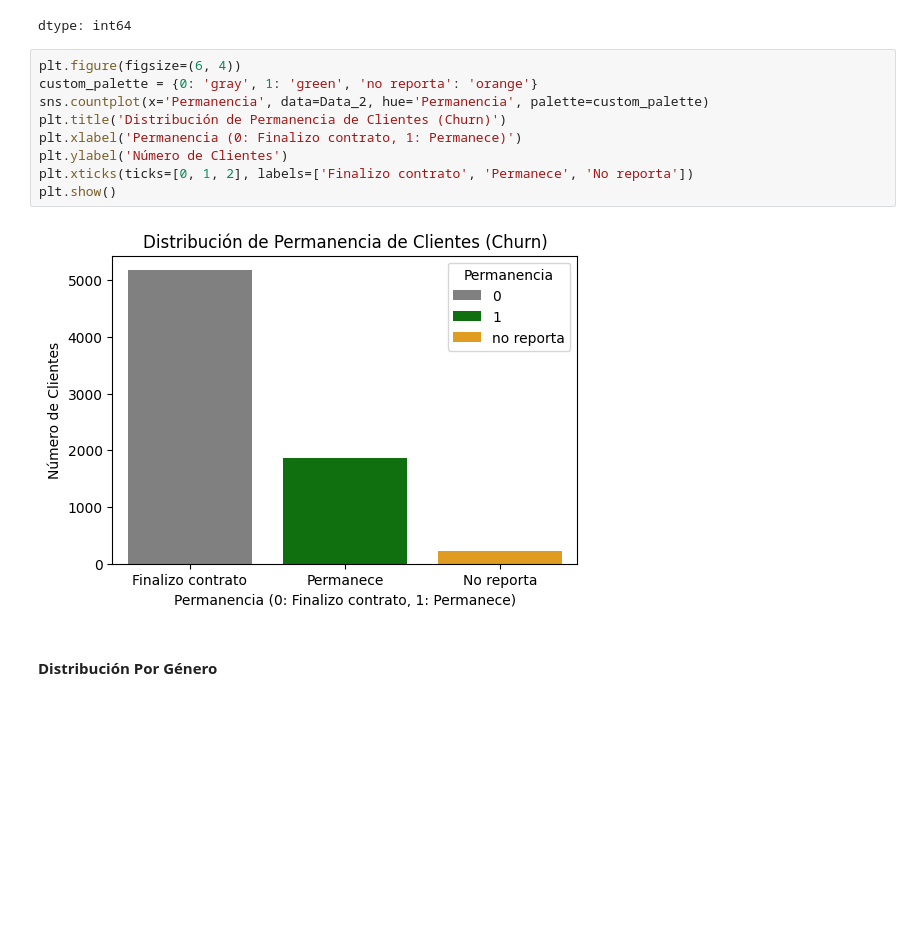
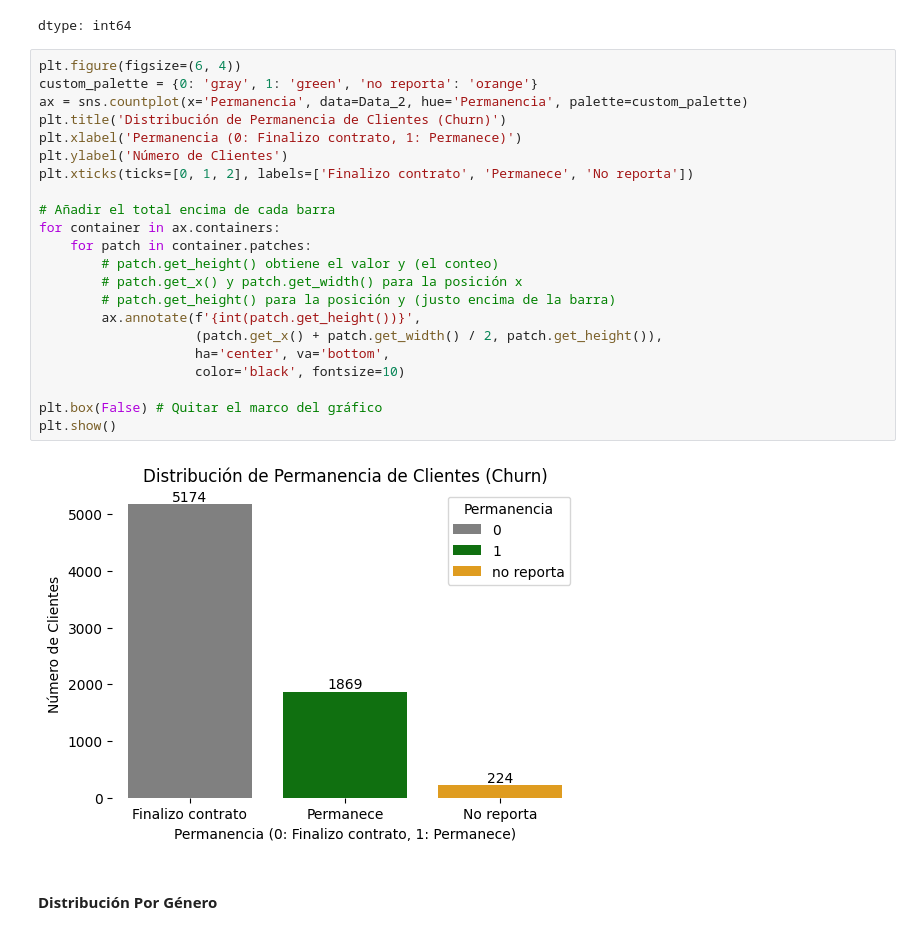
Before and after one commit to CarloR04/Challenge-Telcom_X, a Jupyter notebook: Telcom_X.ipynb, the cells around one changed output. Cells and saved outputs as stored; diff of their text form; blank space fills up the shorter version.

Commit message:
Gráficos

```diff
--- a/Telcom_X.ipynb
+++ b/Telcom_X.ipynb
@@ -794,14 +794,27 @@ dtype: int64
 # %%
 plt.figure(figsize=(6, 4))
 custom_palette = {0: 'gray', 1: 'green', 'no reporta': 'orange'}
-sns.countplot(x='Permanencia', data=Data_2, hue='Permanencia', palette=custom_palette)
+ax = sns.countplot(x='Permanencia', data=Data_2, hue='Permanencia', palette=custom_palette)
 plt.title('Distribución de Permanencia de Clientes (Churn)')
 plt.xlabel('Permanencia (0: Finalizo contrato, 1: Permanece)')
 plt.ylabel('Número de Clientes')
 plt.xticks(ticks=[0, 1, 2], labels=['Finalizo contrato', 'Permanece', 'No reporta'])
+
+# Añadir el total encima de cada barra
+for container in ax.containers:
+    for patch in container.patches:
+        # patch.get_height() obtiene el valor y (el conteo)
+        # patch.get_x() y patch.get_width() para la posición x
+        # patch.get_height() para la posición y (justo encima de la barra)
+        ax.annotate(f'{int(patch.get_height())}',
+                    (patch.get_x() + patch.get_width() / 2, patch.get_height()),
+                    ha='center', va='bottom',
+                    color='black', fontsize=10)
+
+plt.box(False) # Quitar el marco del gráfico
 plt.show()
 # %% [output]
-[figure, old version]
+[figure, new version]
 # %% [markdown]
 #### **Distribución Por Género**
 # %%
```
Also changed, not shown: parts of 1 cell of this notebook.
